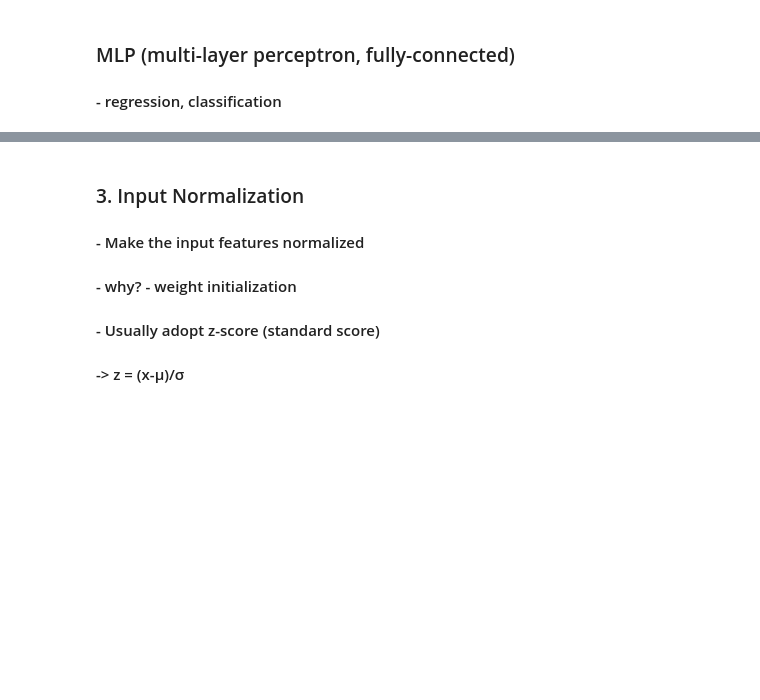
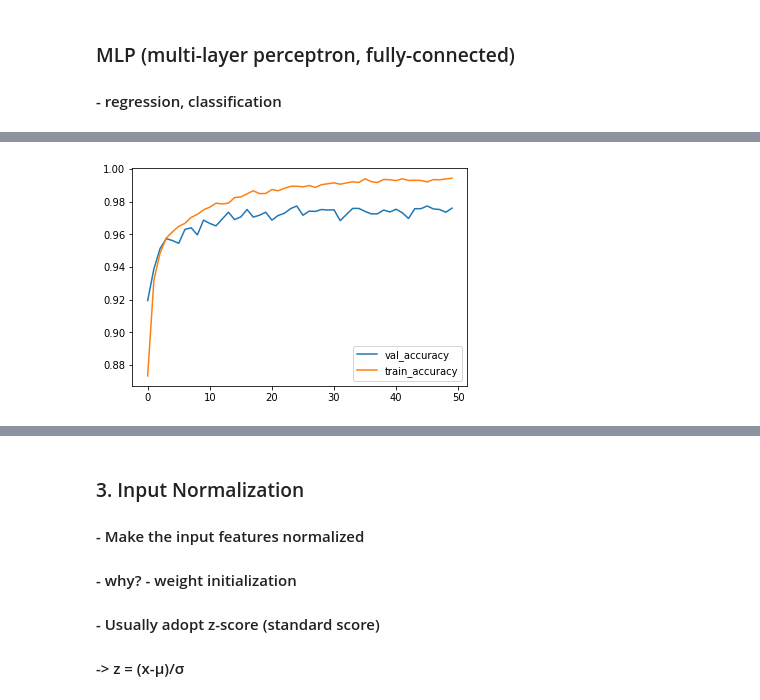
Before and after one commit to leeminq1/python_ai_colab, a Jupyter notebook: 5_MLP.ipynb, the cells around one changed output, grey strips where cells are left out. Cells and saved outputs as stored; diff of their text form; code cells hidden in the pictures; blank space fills up the shorter version.

```diff
--- a/5_MLP.ipynb
+++ b/5_MLP.ipynb
@@ -18,0 +156,12 @@ from tensorflow.keras import layers
+# %%
+# convert class vectors to binary class matrices (google it!: https://www.educative.io/edpresso/how-to-perform-one-hot-encoding-using-keras)
+# output shape 맞춰줌
+# 현재는 output에 숫자 1 / 2 /3 이런식으로 들어가 있는데, output 0,1 인 ont hot vector 로 바꿔줘야한다.
+# y_train[0]=5 인 것을 [0,0,0,0,1,0,0] 이런식으로 바꿔줌
+# from keras.utils import to_categorical
+# 총 label이 10개이므로, 10으로 변경해줌
+y_train = keras.utils.to_categorical(y_train,10)
+y_test = keras.utils.to_categorical(y_test,10)
+
+print(y_train.shape)
+print(y_train[0])
@@ -18,0 +171,10 @@ from tensorflow.keras import layers
+# %%
+## Model (https://keras.io/guides/sequential_model/)
+model = keras.Sequential(
+    [
+        layers.Dense(200, activation="relu", name="layer1",input_dim=784),
+        layers.Dense(100, activation="relu", name="layer2"),
+        layers.Dense(10,activation="softmax",name="layer3"),
+    ]
+)
+model.summary()
@@ -18,0 +197,10 @@ from tensorflow.keras import layers
+# %%
+## Train (https://keras.io/api/models/model_training_apis/)
+batch_size = 64
+epochs = 50
+
+## compile
+# 러닝 rate / loss / optimaizer 머 쓸건지 정함
+model.compile(optimizer=keras.optimizers.Adam(learning_rate=0.001), loss='categorical_crossentropy', metrics=['accuracy']) # keras.losses.MeanSq
+## fit
+hist = model.fit(x=X_train, y=y_train, batch_size=batch_size, epochs=epochs, validation_split=0.1)
@@ -18,0 +225,15 @@ from tensorflow.keras import layers
+# %%
+## plot loss and accuracy to check if the model is converged.
+# plot을 위해 hist에 저장하여 plot 한다.
+val_accuracy = hist.history['val_accuracy']
+train_accuracy = hist.history['accuracy']
+
+# x축을 epochs
+from matplotlib import pyplot as plt
+plt.figure()
+plt.plot(np.arange(epochs),val_accuracy,label="val_accuracy")
+plt.plot(np.arange(epochs),train_accuracy,label="train_accuracy")
+plt.legend()
+plt.show()
+# %% [output]
+[figure, added]
```
Also changed, not shown: parts of 44 cells of this notebook.
